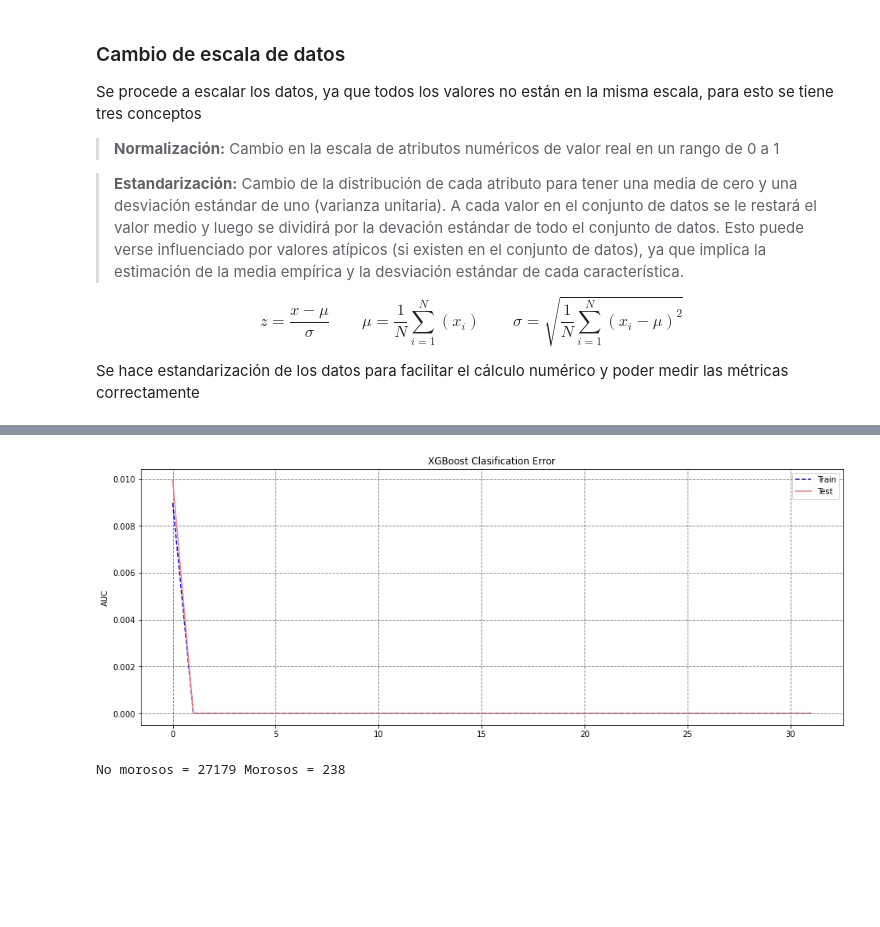
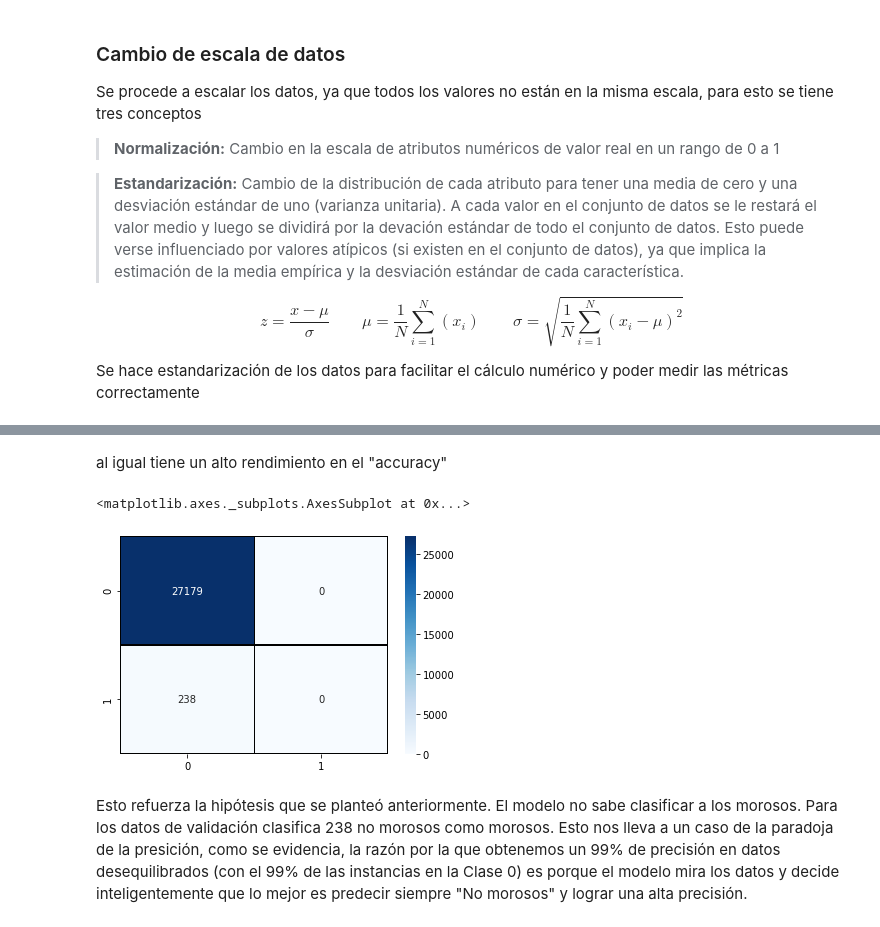
Before and after one commit to jomen93/Cartera, a Jupyter notebook: Modelo.ipynb, the cells around one changed output, grey strips where cells are left out. Cells and saved outputs as stored; diff of their text form; code cells hidden in the pictures; blank space fills up the shorter version.

Commit message:
Se encuentra el problema de desbalanceo y la paradoja de la precisión

```diff
--- a/Modelo.ipynb
+++ b/Modelo.ipynb
@@ -654,15 +663,15 @@ plt.grid(color='k', alpha=0.5, linestyle='dashed', linewidth=0.9)
-# %%
-fig, ax = plt.subplots(figsize=(16,6))
-ax.plot(x_axis, results["validation_0"]["error"], "b--",label="Train")
-ax.plot(x_axis, results["validation_1"]["error"], "lightcoral",label="Test")
-ax.legend()
-plt.ylabel("AUC")
-plt.title("XGBoost Clasification Error")
-plt.grid(color='k', alpha=0.5, linestyle='dashed', linewidth=0.9)
-# %% [output]
-[figure, removed]
-# %%
-y_pred = xgb_model.predict(X_val)
-print("No morosos = {}".format(len(y_pred[y_pred==0])), "Morosos = {}".format(len(y_pred[y_pred>0])))
-# %% [output]
-No morosos = 27179 Morosos = 238
+# %% [markdown]
+al igual tiene un alto rendimiento en el "accuracy"
+# %%
+sns.heatmap(confusion_matrix(y_val, xgb_model.predict(X_val)),
+            annot=True,
+            cmap=plt.cm.Blues,
+            fmt="g",
+            linecolor='black',
+            linewidths=0.2
+           )
+# %% [output]
+<matplotlib.axes._subplots.AxesSubplot at 0x...>
+[figure, added]
+# %% [markdown]
+Esto refuerza la hipótesis que se planteó anteriormente. El modelo no sabe clasificar a los morosos. Para los datos de validación clasifica 238 no morosos como morosos. Esto nos lleva a un caso de la paradoja de la presición, como se evidencia, la razón por la que obtenemos un 99% de precisión en datos desequilibrados (con el 99% de las instancias en la Clase 0) es porque el modelo mira los datos y decide inteligentemente que lo mejor es predecir siempre "No morosos" y lograr una alta precisión.
```
Also changed, not shown: parts of 34 cells of this notebook.
